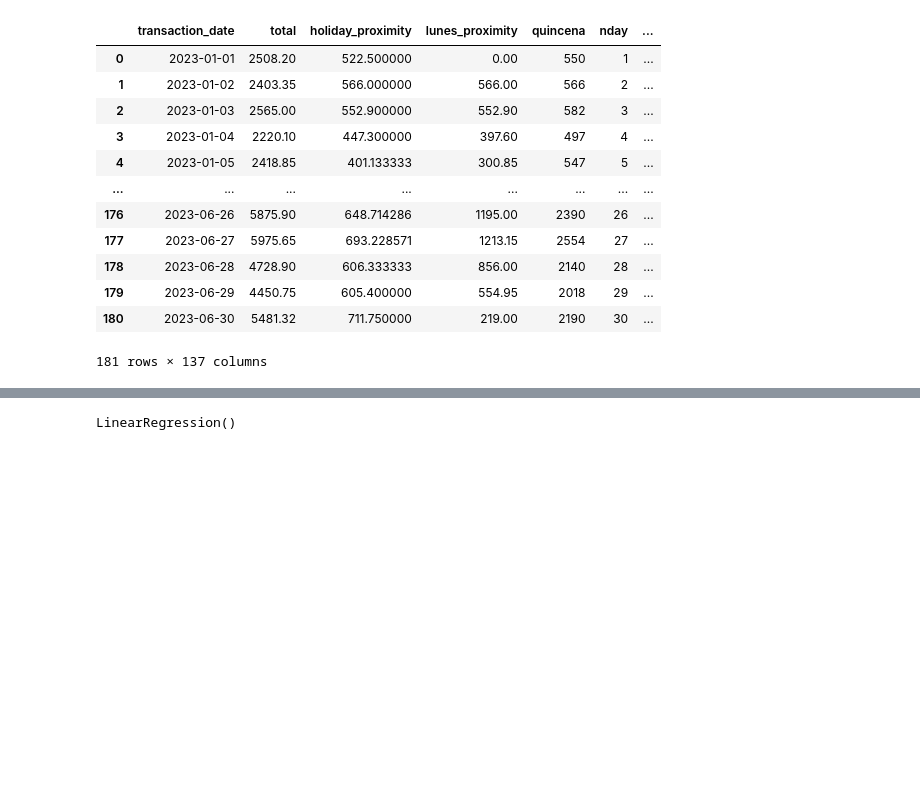
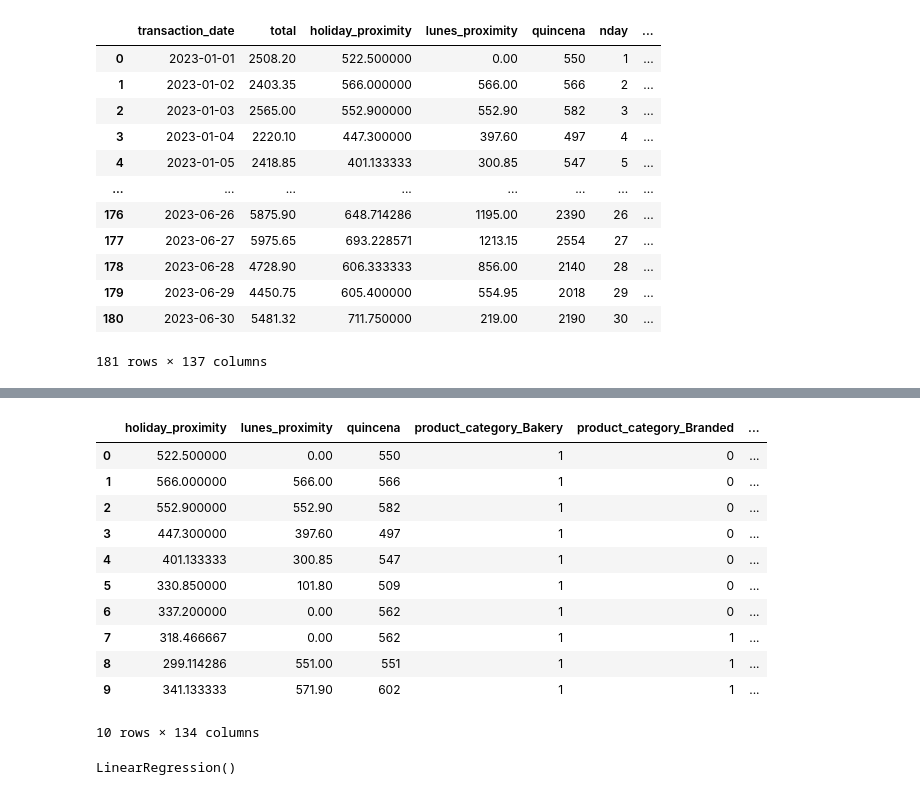
Before and after one commit to cinna-vk/Analisis-en-ventas-de-una-cafeteria, a Jupyter notebook: mineria_PIA.ipynb, the cells around one changed output, grey strips where cells are left out. Cells and saved outputs as stored; diff of their text form; code cells hidden in the pictures; blank space fills up the shorter version.

```diff
--- a/mineria_PIA.ipynb
+++ b/mineria_PIA.ipynb
@@ -1231,3 +1256,18 @@ ventaTotal_test = data_test['total']
+# %%
+X.head(10)
+# %% [output]
+|  | holiday_proximity | lunes_proximity | quincena | product_category_Bakery | product_category_Branded | ... |
+| 0 | 522.500000 | 0.00 | 550 | 1 | 0 | ... |
+| 1 | 566.000000 | 566.00 | 566 | 1 | 0 | ... |
+| 2 | 552.900000 | 552.90 | 582 | 1 | 0 | ... |
+| 3 | 447.300000 | 397.60 | 497 | 1 | 0 | ... |
+| 4 | 401.133333 | 300.85 | 547 | 1 | 0 | ... |
+| 5 | 330.850000 | 101.80 | 509 | 1 | 0 | ... |
+| 6 | 337.200000 | 0.00 | 562 | 1 | 0 | ... |
+| 7 | 318.466667 | 0.00 | 562 | 1 | 1 | ... |
+| 8 | 299.114286 | 551.00 | 551 | 1 | 1 | ... |
+| 9 | 341.133333 | 571.90 | 602 | 1 | 1 | ... |
+10 rows × 134 columns
 # %%
 from sklearn.linear_model import LinearRegression
 modelo_venta = LinearRegression()
```
Also changed, not shown: parts of 18 cells of this notebook.
